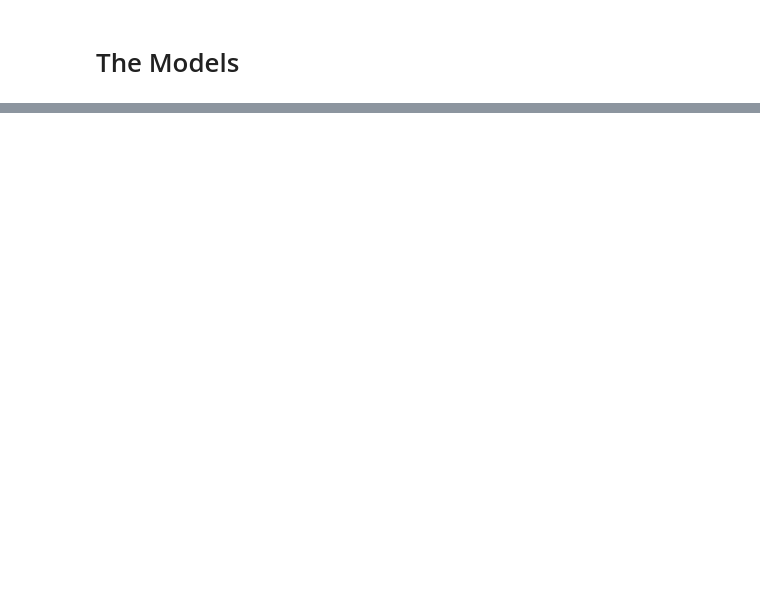
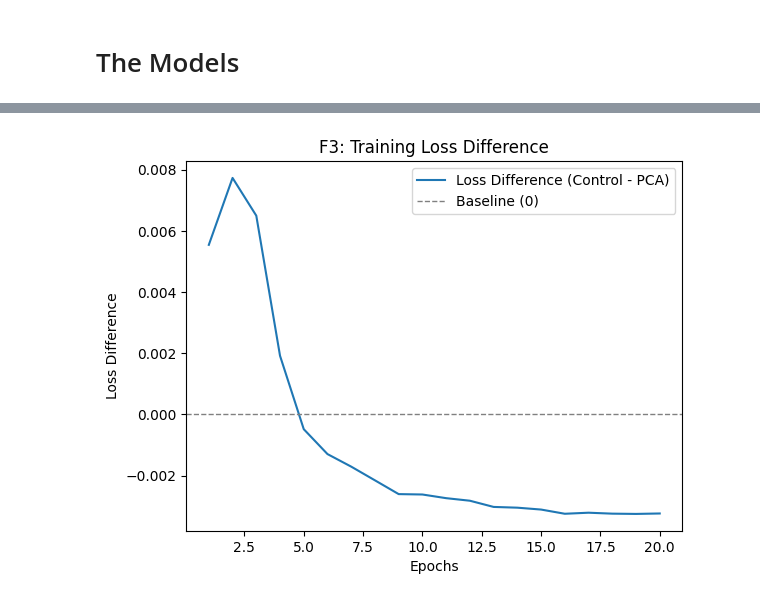
Before and after one commit to keinnyne000/PCA-Basketball-DSCI369, a Jupyter notebook: sports_prediction.ipynb, the cells around one changed output, grey strips where cells are left out. Saved outputs shown, nothing was run; the diff lists cells and outputs as text; code cells hidden in the pictures; blank space fills up the shorter version.

```diff
--- a/sports_prediction.ipynb
+++ b/sports_prediction.ipynb
@@ -137 +208,13 @@ np.float64(0.05363807156981998)
+# %%
+loss_difference = [c - p for c, p in zip(train_loss_control, train_loss_pca)]
+
+plt.plot(epochs[:20], loss_difference[:20], label='Loss Difference (Control - PCA)')
+plt.xlabel('Epochs')
+plt.ylabel('Loss Difference')
+plt.axhline(0, color='gray', linestyle='--', linewidth=1, label='Baseline (0)')
+plt.title('F3: Training Loss Difference')
+plt.legend()
+plt.show()
+# %% [output]
+[figure, added]
 # %%
```
Also changed, not shown: parts of 33 cells of this notebook, 4 other files.
